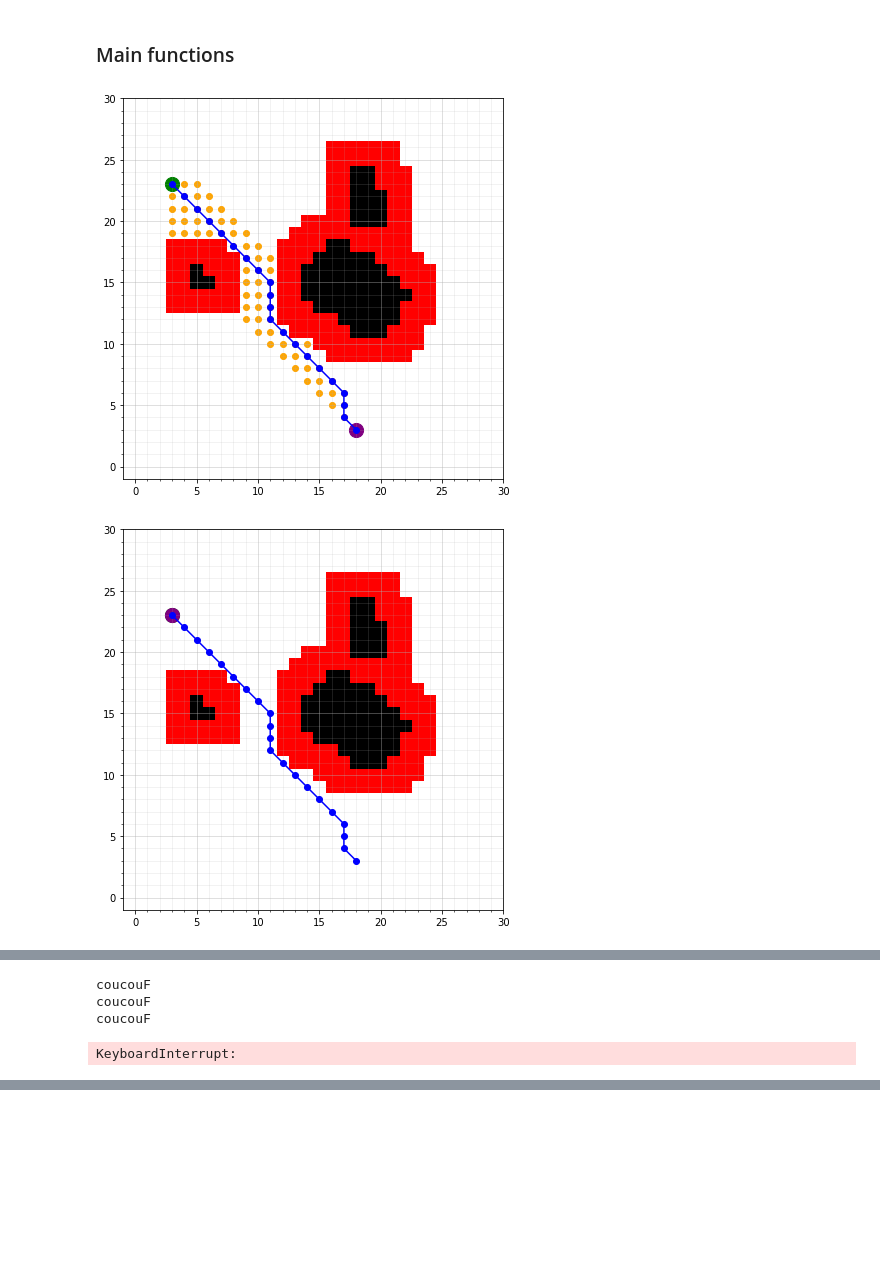
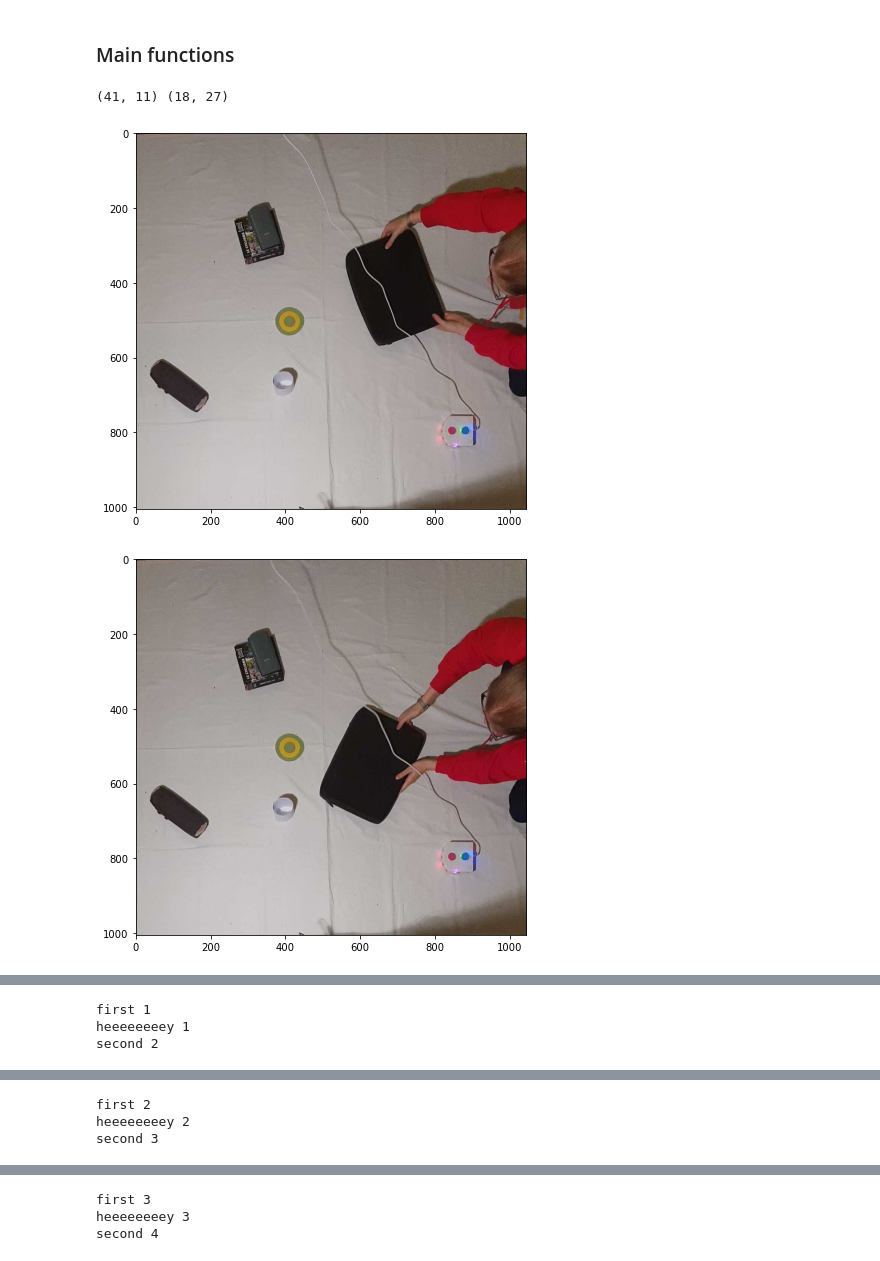
Before and after one commit to jaiswalharsh/BOMR_2020, a Jupyter notebook: Real-Final.ipynb, the cells around one changed output, grey strips where cells are left out. Drawn from its saved outputs; the diff is of its cells as text; code cells hidden in the pictures; blank space fills up the shorter version.

```diff
--- a/Real-Final.ipynb
+++ b/Real-Final.ipynb
@@ -360,7 +373,7 @@ def get_data(img):
 
     ##################### GOAL ##########################
 #     template_goal = img[780:862,100:190,:]
-    template_goal = cv2.imread('goal_template - Copy.png')
+    template_goal = cv2.imread('goal_template_update.png')
 #     cv2.imwrite('goal_template.png', template_goal)
 #     plt.figure()
 #     plt.imshow(template_goal[:,:,::-1])
@@ -539,6 +552,9 @@ def robot_turn(gamma, direction,alpha): #return alpha, direction, obstacle_seen
         alpha = angle_between_pi(alpha+math.radians(gamma))
 
     direction = "forward"
+
+    robot_stop()
+
     return alpha, direction, obstacle_seen
 # %%
 def angle_between_pi(angle): #return angle in [-pi,pi]
@@ -687,14 +703,15 @@ def robot_evaluation (xr,xt,yr,yt, alpha): #return gamma in degrees, direction,
         distance = xt-xr
 
         if abs(alpha)< FOURCHETTE :
+
             #robot move forward
             return abs(gamma), "forward", distance
         elif alpha < -(FOURCHETTE/2) :
             #robot turn left
-            return abs(gamma), "left", distance
+            return abs(alpha), "left", distance
         else :
             #robot turn right
-            return abs(gamma), "right", distance
+            return abs(alpha), "right", distance
 
     if yt==yr and xt<xr :
         gamma = 180
@@ -847,21 +898,28 @@ def go_to_goal(target_list,occupancy_grid, fig_astar, ax_astar):
 # %%
 # Main:
 # Get a picture of the map
-img = get_image()
+img, useable = get_image()
+if(not(useable)):
+    raise Exception('Camera is obstructed')
 
 # Get obstacle's postions
 occupancy_grid = get_occupancy_grid(img)
 
-# Get robot and goal's positions
-(robot_pos, start, goal) = get_data(img)
+success = False
 
-# Find a route
-path, visitedNodes = findroute(start, goal, occupancy_grid)
-
-# Plot everything
-(fig_astar, ax_astar) = plot_map(visitedNodes, path, start, goal, occupancy_grid)
-
-go_to_goal(path, occupancy_grid,  fig_astar, ax_astar)
+while(not(success)):
+    # Get robot and goal's positions
+    time.sleep(2)
+    img, useable = get_image()
+    if(not(useable)):
+        raise Exception('Camera is obstructed')
+    (robot_pos, start, goal) = get_data(img)
+    # Find a route
+    path, visitedNodes = findroute(start, goal, occupancy_grid)
+    # Plot everything
+    (fig_astar, ax_astar) = plot_map(visitedNodes, path, start, goal, occupancy_grid)
+    success = go_to_goal(path, occupancy_grid,  fig_astar, ax_astar)
 # %% [output]
+(41, 11) (18, 27)
-[figure, old version]
+[figure, new version]
-[figure, old version]
+[figure, new version]
@@ -868,0 +927,3 @@ go_to_goal(path, occupancy_grid,  fig_astar, ax_astar)
+first 1
+heeeeeeeey 1
+second 2
@@ -871,4 +932,3 @@ go_to_goal(path, occupancy_grid,  fig_astar, ax_astar)
-coucouF
-coucouF
-coucouF
-KeyboardInterrupt:
+first 2
+heeeeeeeey 2
+second 3
@@ -874,0 +936,3 @@ KeyboardInterrupt:
+first 3
+heeeeeeeey 3
+second 4
```
Also changed, not shown: parts of 9 cells of this notebook.
